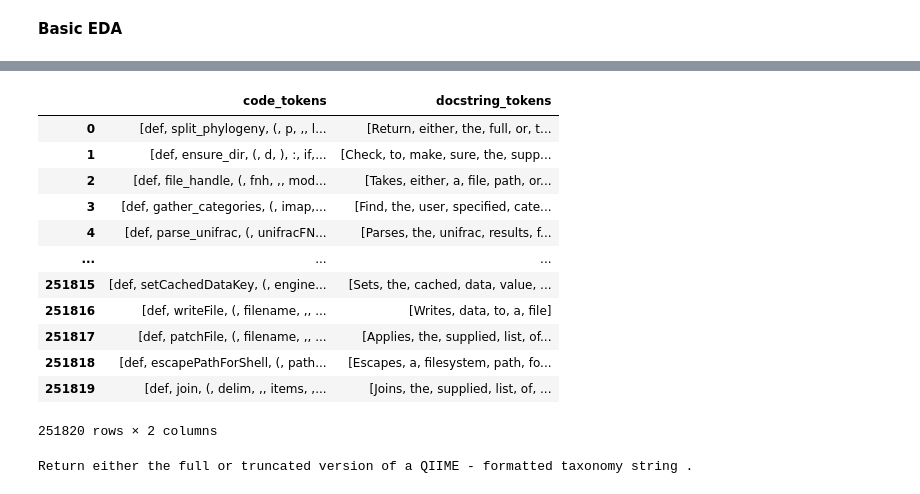
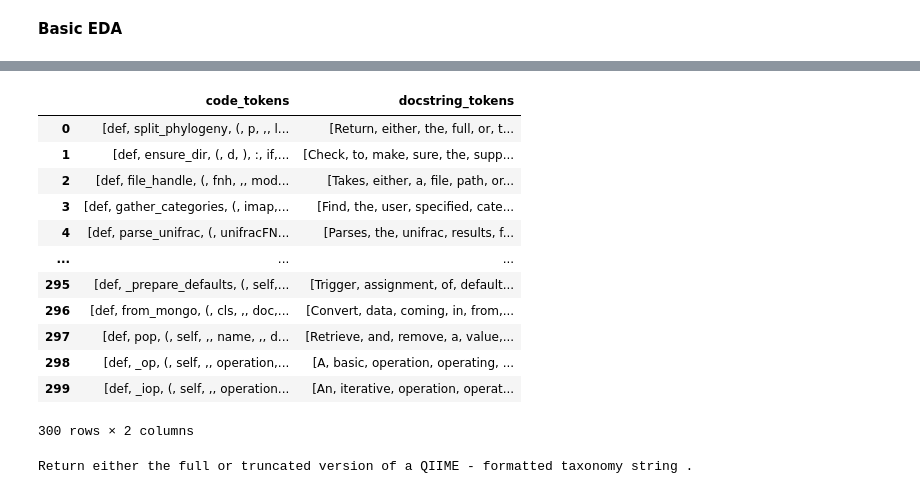
Before and after one commit to luisashimabucoro/NMA-Project-Code-Summarization, a Jupyter notebook: Code2Doc_usingGRU.ipynb, the cells around one changed output, grey strips where cells are left out. Drawn from its saved outputs; the diff is of its cells as text; code cells hidden in the pictures.

```diff
--- a/Code2Doc_usingGRU.ipynb
+++ b/Code2Doc_usingGRU.ipynb
@@ -53,20 +58,20 @@ len(data_df) # samples
 # %%
-train_df = data_df.loc[:,['code_tokens', 'docstring_tokens']] # removing extra columns
+train_df = data_df.loc[:,['code_tokens', 'docstring_tokens']].head(300) # removing extra columns
 train_df
 # %% [output]
 |  | code_tokens | docstring_tokens |
 | 0 | [def, split_phylogeny, (, p, ,, l... | [Return, either, the, full, or, t... |
 | 1 | [def, ensure_dir, (, d, ), :, if,... | [Check, to, make, sure, the, supp... |
 | 2 | [def, file_handle, (, fnh, ,, mod... | [Takes, either, a, file, path, or... |
 | 3 | [def, gather_categories, (, imap,... | [Find, the, user, specified, cate... |
 | 4 | [def, parse_unifrac, (, unifracFN... | [Parses, the, unifrac, results, f... |
 | ... | ... | ... |
-| 251815 | [def, setCachedDataKey, (, engine... | [Sets, the, cached, data, value, ... |
-| 251816 | [def, writeFile, (, filename, ,, ... | [Writes, data, to, a, file] |
-| 251817 | [def, patchFile, (, filename, ,, ... | [Applies, the, supplied, list, of... |
-| 251818 | [def, escapePathForShell, (, path... | [Escapes, a, filesystem, path, fo... |
-| 251819 | [def, join, (, delim, ,, items, ,... | [Joins, the, supplied, list, of, ... |
+| 295 | [def, _prepare_defaults, (, self,... | [Trigger, assignment, of, default... |
+| 296 | [def, from_mongo, (, cls, ,, doc,... | [Convert, data, coming, in, from,... |
+| 297 | [def, pop, (, self, ,, name, ,, d... | [Retrieve, and, remove, a, value,... |
+| 298 | [def, _op, (, self, ,, operation,... | [A, basic, operation, operating, ... |
+| 299 | [def, _iop, (, self, ,, operation... | [An, iterative, operation, operat... |
-251820 rows × 2 columns
+300 rows × 2 columns
 # %%
 # list(train_df['docstring_tokens']" ".join())
 for i in train_df['docstring_tokens']:
```
Also changed, not shown: parts of 11 cells of this notebook.
